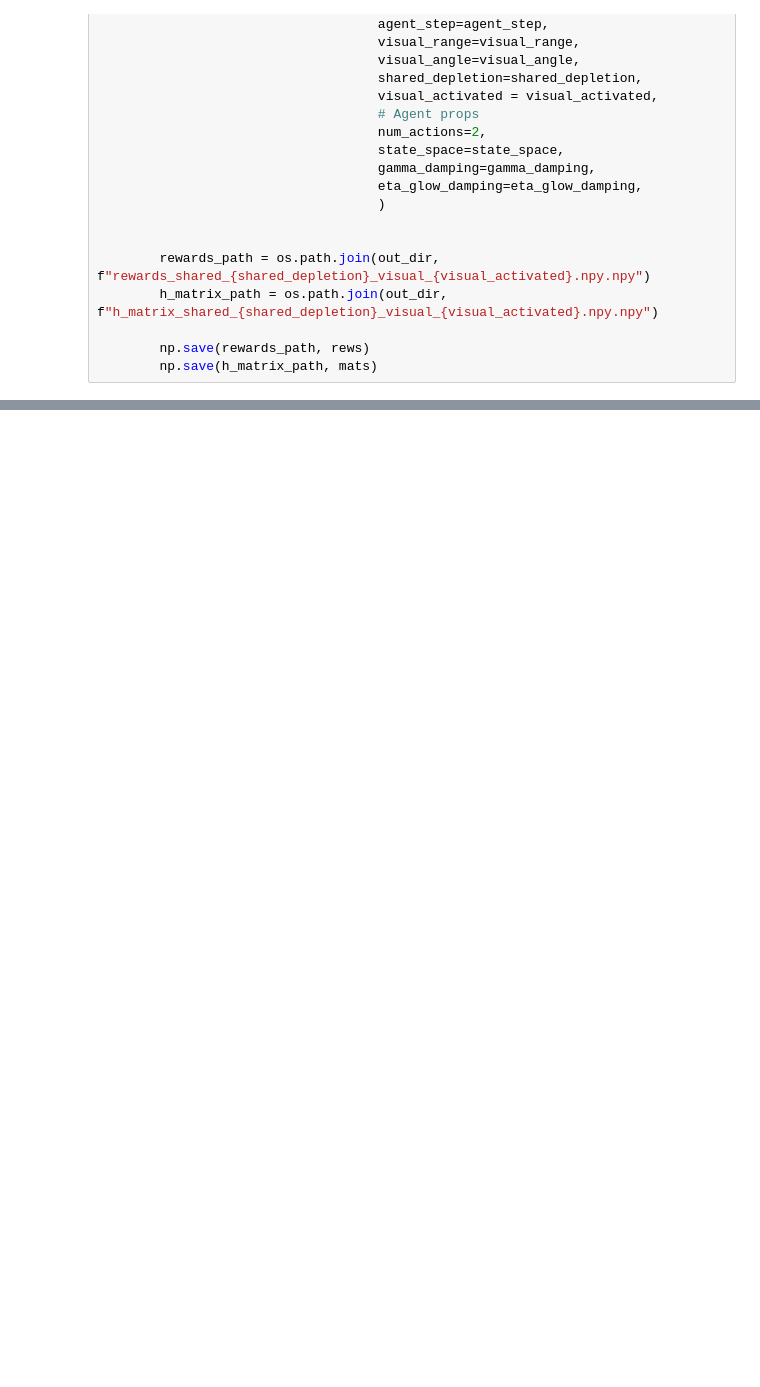
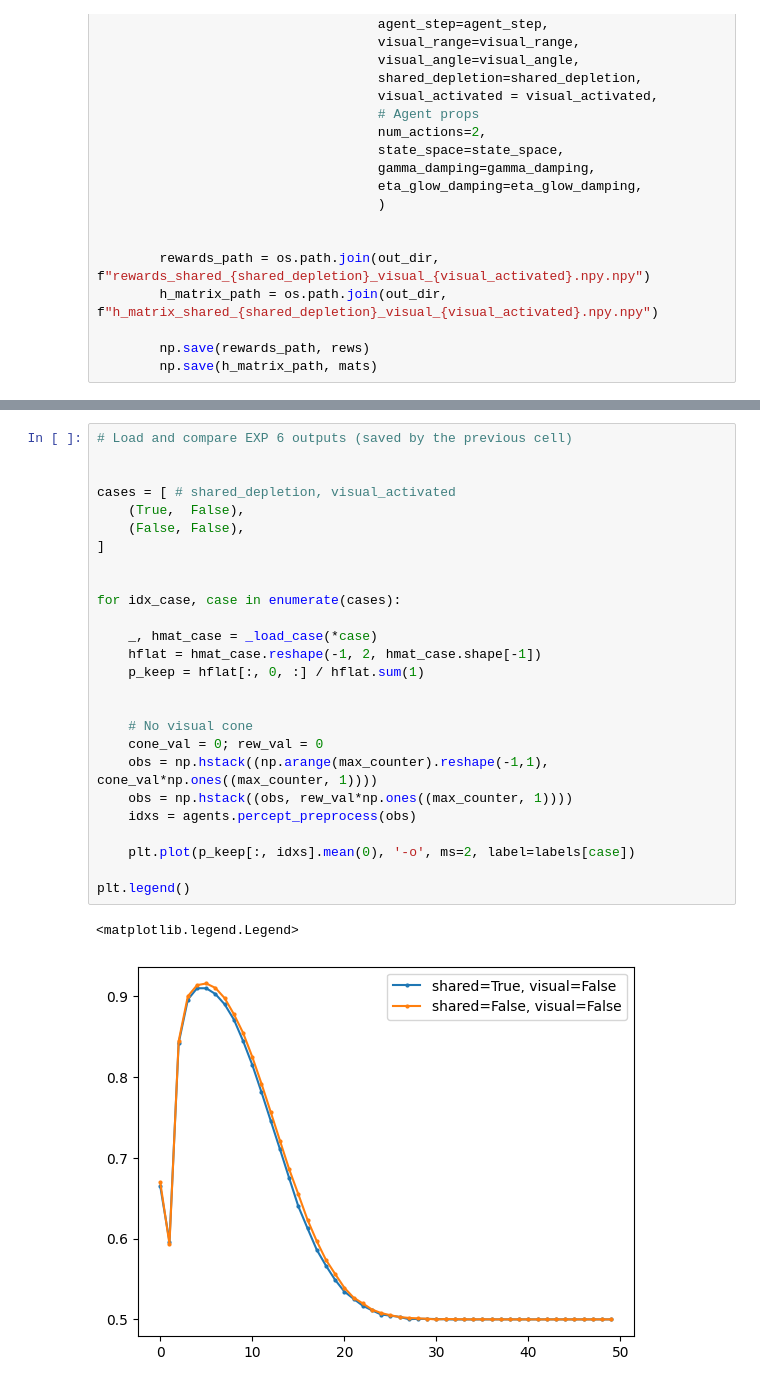
Before and after one commit to gorkamunoz/rl_opts, a Jupyter notebook: nbs/lib_nbs/develop/collective.ipynb, the cells around one changed output, grey strips where cells are left out. Saved outputs shown, nothing was run; the diff lists cells and outputs as text; blank space fills up the shorter version.

```diff
--- a/nbs/lib_nbs/develop/collective.ipynb
+++ b/nbs/lib_nbs/develop/collective.ipynb
@@ -2145,0 +2215,29 @@ for shared_depletion in [True, False]:
+# %%
+# Load and compare EXP 6 outputs (saved by the previous cell)
+
+
+cases = [ # shared_depletion, visual_activated
+    (True,  False),
+    (False, False),
+]
+
+
+for idx_case, case in enumerate(cases):
+
+    _, hmat_case = _load_case(*case)
+    hflat = hmat_case.reshape(-1, 2, hmat_case.shape[-1])
+    p_keep = hflat[:, 0, :] / hflat.sum(1)
+
+
+    # No visual cone
+    cone_val = 0; rew_val = 0
+    obs = np.hstack((np.arange(max_counter).reshape(-1,1), cone_val*np.ones((max_counter, 1))))
+    obs = np.hstack((obs, rew_val*np.ones((max_counter, 1))))
+    idxs = agents.percept_preprocess(obs)
+
+    plt.plot(p_keep[:, idxs].mean(0), '-o', ms=2, label=labels[case])
+
+plt.legend()
+# %% [output]
+<matplotlib.legend.Legend>
+[figure, added]
```
Also changed, not shown: parts of 27 cells of this notebook, 6 other files.
